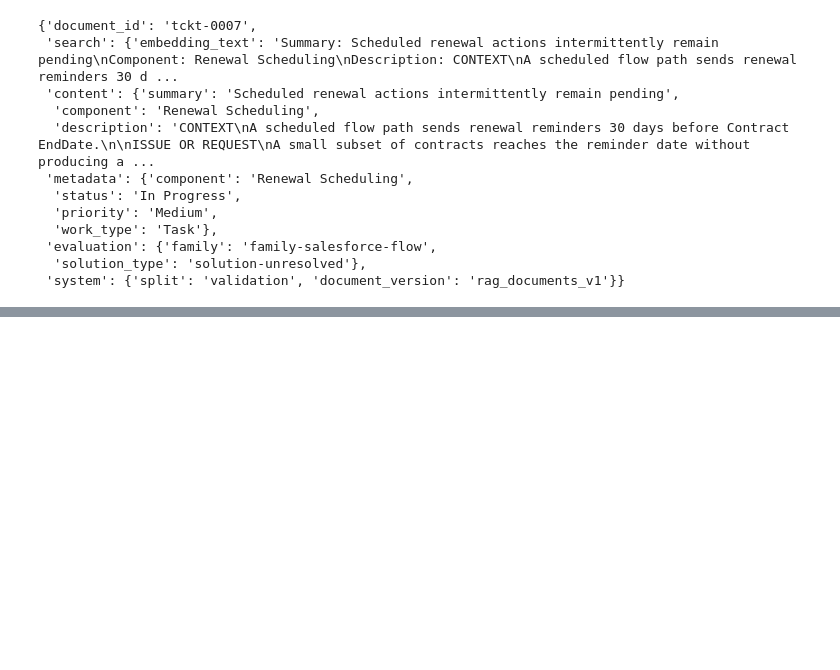
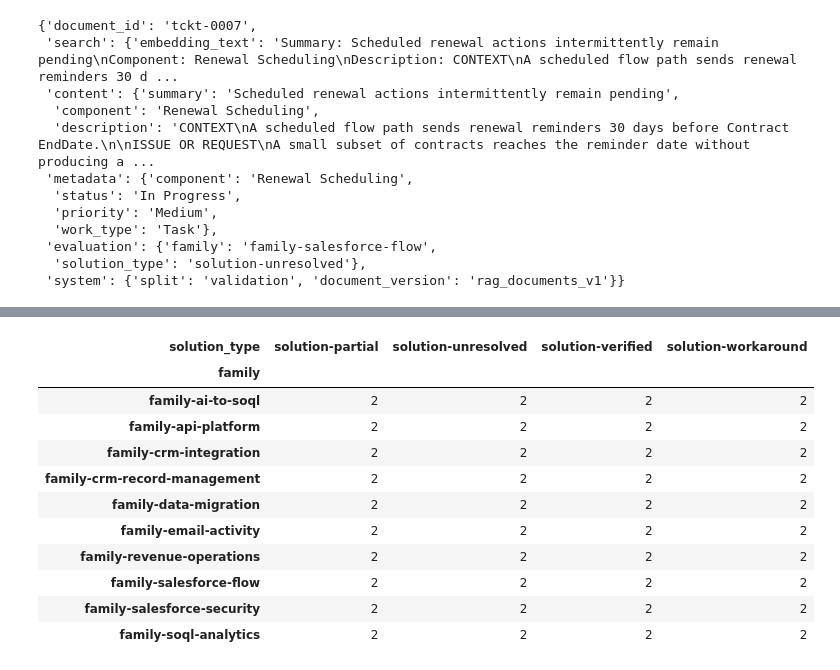
Before and after one commit to Sagitb/rag_project_google_reichman, a Jupyter notebook: jiRAG.ipynb, the cells around one changed output, grey strips where cells are left out. Cells and saved outputs as stored; diff of their text form; code cells hidden in the pictures; blank space fills up the shorter version.

Commit message:
Add reproducible embedding model selection pilot

```diff
--- a/jiRAG.ipynb
+++ b/jiRAG.ipynb
@@ -1693,0 +1811,74 @@ display(all_docs['validation'][0])
+# %%
+def stable_json_fingerprint(value):
+    payload = json.dumps(value, ensure_ascii=False, sort_keys=True, separators=(",", ":"))
+    return hashlib.sha256(payload.encode("utf-8")).hexdigest()
+
+
+def build_deterministic_pilot(train_docs, seed):
+    rows = []
+    for document in train_docs:
+        if document["system"]["split"] != "train":
+            raise RuntimeError("Non-Train document found in the Train RAG artifact")
+        rows.append({
+            "document_id": document["document_id"],
+            "family": document["evaluation"]["family"],
+            "solution_type": document["evaluation"]["solution_type"],
+        })
+
+    source = pd.DataFrame(rows).sort_values("document_id").reset_index(drop=True)
+    sampled = (
+        source.groupby(["family", "solution_type"], group_keys=False, sort=True)
+        .sample(n=2, random_state=seed)
+        .sort_values(["family", "solution_type", "document_id"])
+        .reset_index(drop=True)
+    )
+    return sampled
+
+
+pilot_selection = build_deterministic_pilot(all_docs["train"], CONFIG["random_seed"])
+pilot_ids = pilot_selection["document_id"].tolist()
+pilot_id_set = set(pilot_ids)
+train_lookup = {doc["document_id"]: doc for doc in all_docs["train"]}
+pilot_docs = [train_lookup[document_id] for document_id in pilot_ids]
+
+assert len(pilot_docs) == CONFIG["pilot_sample_size"] == 80
+assert len(pilot_id_set) == 80
+assert pilot_selection[["family", "solution_type"]].drop_duplicates().shape[0] == 40
+assert pilot_selection.groupby(["family", "solution_type"]).size().eq(2).all()
+assert all(doc["system"]["split"] == "train" for doc in pilot_docs)
+
+pilot_fingerprint = stable_json_fingerprint(pilot_ids)
+source_rag_fingerprint = manifest["output_fingerprints"]["train"]
+
+with open(PILOT_ARTIFACTS["ids"], "w", encoding="utf-8") as file:
+    json.dump({
+        "pilot_ids": pilot_ids,
+        "pilot_fingerprint": pilot_fingerprint,
+        "source_train_rag_fingerprint": source_rag_fingerprint,
+    }, file, ensure_ascii=False, indent=2)
+
+distribution_rows = pd.DataFrame([{
+    "family": doc["evaluation"]["family"],
+    "solution_type": doc["evaluation"]["solution_type"],
+    "status": doc["metadata"]["status"],
+    "priority": doc["metadata"]["priority"],
+} for doc in pilot_docs])
+
+print(f"[INFO] Deterministic pilot: {len(pilot_docs)} Train documents")
+print(f"[INFO] Pilot fingerprint: {pilot_fingerprint[:12]}")
+display(pilot_selection.groupby(["family", "solution_type"]).size().unstack(fill_value=0))
+print("--- Pilot Status Distribution ---")
+display(
+    distribution_rows["status"]
+    .value_counts()
+    .rename_axis("status")
+    .reset_index(name="count")
+)
+print("--- Pilot Priority Distribution ---")
+display(
+    distribution_rows["priority"]
+    .value_counts()
+    .rename_axis("priority")
+    .reset_index(name="count")
+)
+# %% [output]
@@ -1693,0 +1887,12 @@ display(all_docs['validation'][0])
+| solution_type | solution-partial | solution-unresolved | solution-verified | solution-workaround |
+| family |  |  |  |  |
+| family-ai-to-soql | 2 | 2 | 2 | 2 |
+| family-api-platform | 2 | 2 | 2 | 2 |
+| family-crm-integration | 2 | 2 | 2 | 2 |
+| family-crm-record-management | 2 | 2 | 2 | 2 |
+| family-data-migration | 2 | 2 | 2 | 2 |
+| family-email-activity | 2 | 2 | 2 | 2 |
+| family-revenue-operations | 2 | 2 | 2 | 2 |
+| family-salesforce-flow | 2 | 2 | 2 | 2 |
+| family-salesforce-security | 2 | 2 | 2 | 2 |
+| family-soql-analytics | 2 | 2 | 2 | 2 |
```
Also changed, not shown: parts of 22 cells of this notebook.
